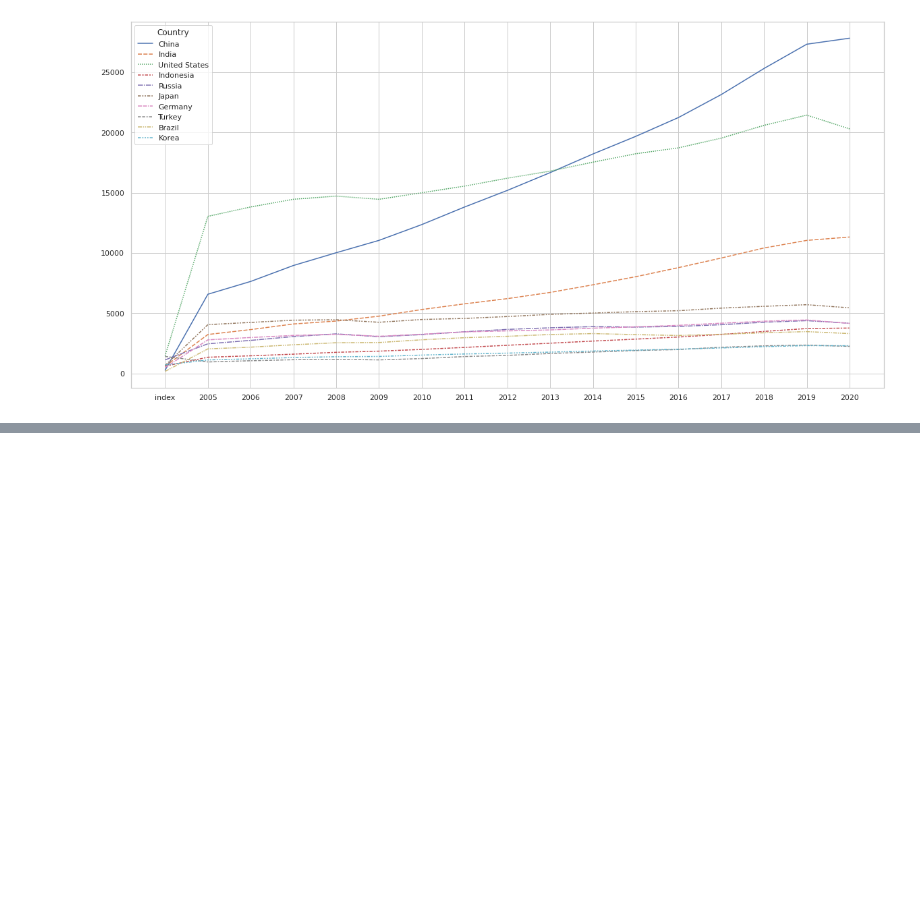
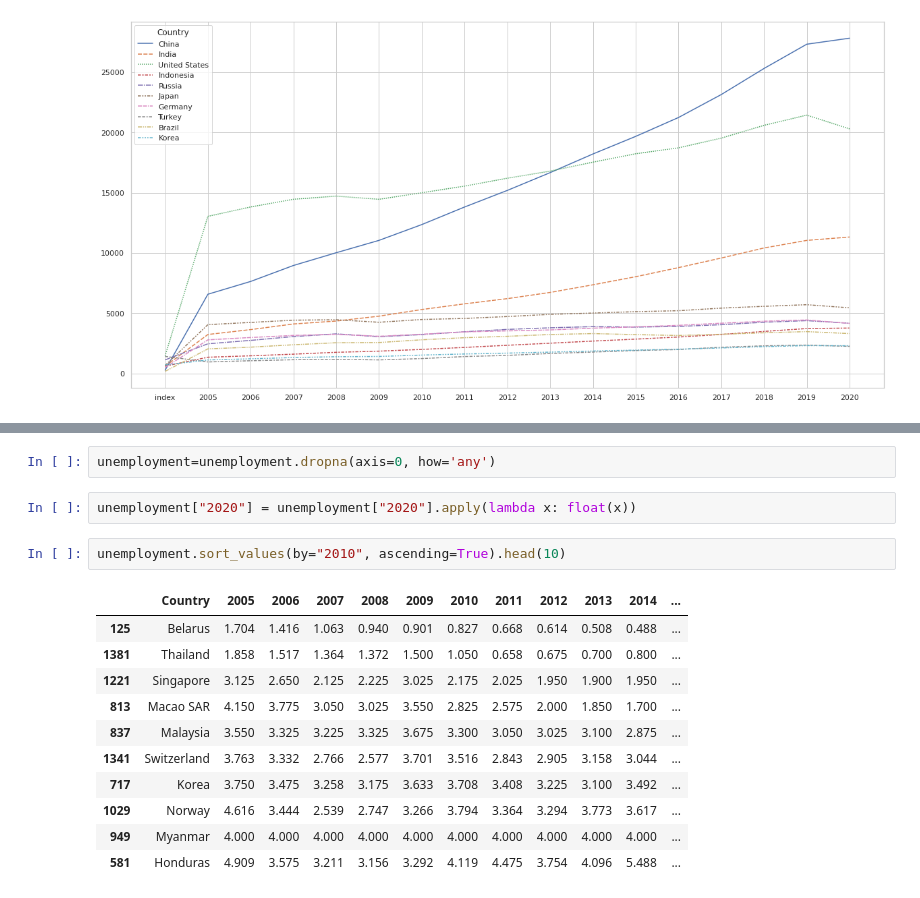
Before and after one commit to thekkanathashish95/Projects, a Jupyter notebook: World_Economic_Outlook_Data.ipynb, the cells around one changed output, grey strips where cells are left out. Cells and saved outputs as stored; diff of their text form; blank space fills up the shorter version.

```diff
--- a/World_Economic_Outlook_Data.ipynb
+++ b/World_Economic_Outlook_Data.ipynb
@@ -637,0 +744,18 @@ sns.lineplot(data=best_10)
+# %%
+unemployment=unemployment.dropna(axis=0, how='any')
+# %%
+unemployment["2020"] = unemployment["2020"].apply(lambda x: float(x))
+# %%
+unemployment.sort_values(by="2010", ascending=True).head(10)
+# %% [output]
+|  | Country | 2005 | 2006 | 2007 | 2008 | 2009 | 2010 | 2011 | 2012 | 2013 | 2014 | ... |
+| 125 | Belarus | 1.704 | 1.416 | 1.063 | 0.940 | 0.901 | 0.827 | 0.668 | 0.614 | 0.508 | 0.488 | ... |
+| 1381 | Thailand | 1.858 | 1.517 | 1.364 | 1.372 | 1.500 | 1.050 | 0.658 | 0.675 | 0.700 | 0.800 | ... |
+| 1221 | Singapore | 3.125 | 2.650 | 2.125 | 2.225 | 3.025 | 2.175 | 2.025 | 1.950 | 1.900 | 1.950 | ... |
+| 813 | Macao SAR | 4.150 | 3.775 | 3.050 | 3.025 | 3.550 | 2.825 | 2.575 | 2.000 | 1.850 | 1.700 | ... |
+| 837 | Malaysia | 3.550 | 3.325 | 3.225 | 3.325 | 3.675 | 3.300 | 3.050 | 3.025 | 3.100 | 2.875 | ... |
+| 1341 | Switzerland | 3.763 | 3.332 | 2.766 | 2.577 | 3.701 | 3.516 | 2.843 | 2.905 | 3.158 | 3.044 | ... |
+| 717 | Korea | 3.750 | 3.475 | 3.258 | 3.175 | 3.633 | 3.708 | 3.408 | 3.225 | 3.100 | 3.492 | ... |
+| 1029 | Norway | 4.616 | 3.444 | 2.539 | 2.747 | 3.266 | 3.794 | 3.364 | 3.294 | 3.773 | 3.617 | ... |
+| 949 | Myanmar | 4.000 | 4.000 | 4.000 | 4.000 | 4.000 | 4.000 | 4.000 | 4.000 | 4.000 | 4.000 | ... |
+| 581 | Honduras | 4.909 | 3.575 | 3.211 | 3.156 | 3.292 | 4.119 | 4.475 | 3.754 | 4.096 | 5.488 | ... |
```
Also changed, not shown: parts of 126 cells of this notebook.
